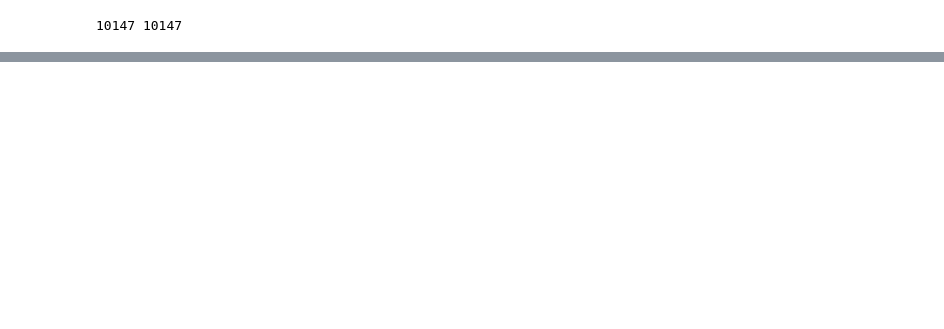
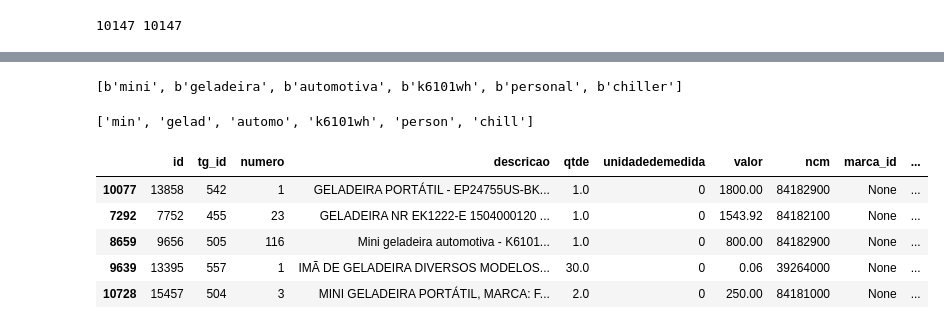
Before and after one commit to IvanBrasilico/bhadrasana2, a Jupyter notebook: notebooks/TG Sugestões.ipynb, the cells around one changed output, grey strips where cells are left out. Drawn from its saved outputs; the diff is of its cells as text; code cells hidden in the pictures; blank space fills up the shorter version.

```diff
--- a/notebooks/TG Sugestões.ipynb
+++ b/notebooks/TG Sugestões.ipynb
@@ -269,0 +423,30 @@ bm25n_ncm.get_top_n(tokenize('KIT DE CARTEIRA COM RELÓGIO DE PULSO'), corpus_nc
+# %%
+tokenize('Mini geladeira automotiva - K6101WH - Personal Chiller')
+# %% [output]
+[b'mini', b'geladeira', b'automotiva', b'k6101wh', b'personal', b'chiller']
+# %%
+tokenize_stem('Mini geladeira automotiva - K6101WH - Personal Chiller')
+# %% [output]
+['min', 'gelad', 'automo', 'k6101wh', 'person', 'chill']
+# %%
+def monta_sugestoes(texto, n_rows=10):
+    doc_scores = bm25n.get_scores(tokenize(texto))
+    indices = np.flip(np.argpartition(doc_scores, doc_scores.shape[0] - 2)[-n_rows:])
+    indices_menoszero = []
+    for indice in indices:
+        if doc_scores[indice] == 0.:
+            break
+        indices_menoszero.append(indice)
+    new_df = itenstg.iloc[indices_menoszero]
+    # print(new_df.columns)
+    # new_df['get_unidade'] = new_df.unidadedemedida.apply(Enumerado.unidadeMedida)
+    return new_df
+# %%
+monta_sugestoes('geladeira')
+# %% [output]
+|  | id | tg_id | numero | descricao | qtde | unidadedemedida | valor | ncm | marca_id | ... |
+| 10077 | 13858 | 542 | 1 | GELADEIRA PORTÁTIL - EP24755US-BK... | 1.0 | 0 | 1800.00 | 84182900 | None | ... |
+| 7292 | 7752 | 455 | 23 | GELADEIRA NR EK1222-E 1504000120 ... | 1.0 | 0 | 1543.92 | 84182100 | None | ... |
+| 8659 | 9656 | 505 | 116 | Mini geladeira automotiva - K6101... | 1.0 | 0 | 800.00 | 84182900 | None | ... |
+| 9639 | 13395 | 557 | 1 | IMÃ DE GELADEIRA DIVERSOS MODELOS... | 30.0 | 0 | 0.06 | 39264000 | None | ... |
+| 10728 | 15457 | 504 | 3 | MINI GELADEIRA PORTÁTIL, MARCA: F... | 2.0 | 0 | 250.00 | 84181000 | None | ... |
```
Also changed, not shown: parts of 38 cells of this notebook, 2 other files.
